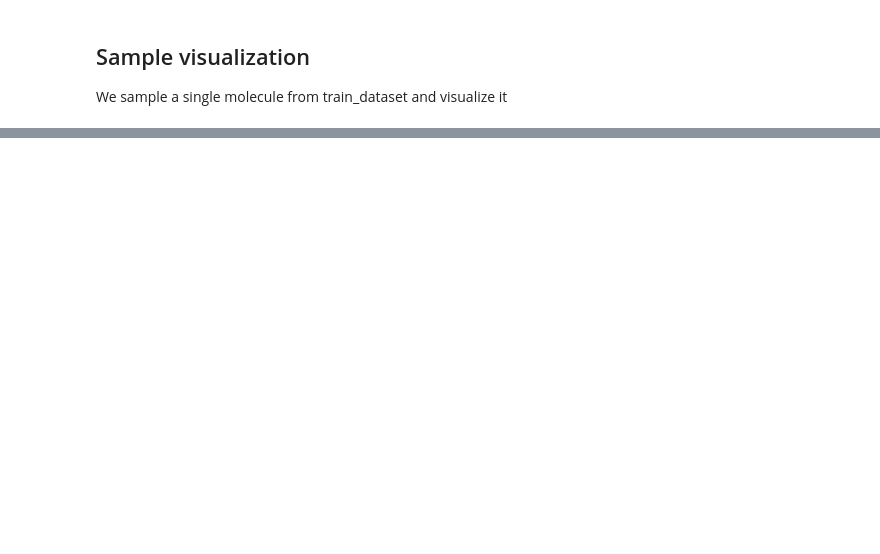
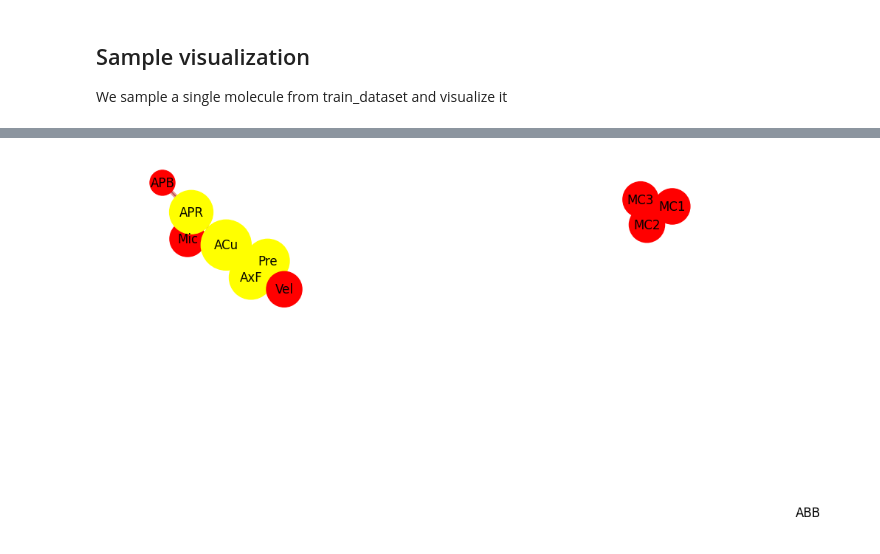
Before and after one commit to zaidishz/GNN_XAI_Captum, a Jupyter notebook: timeseries_to_torch_geometric.ipynb, the cells around one changed output, grey strips where cells are left out. Saved outputs shown, nothing was run; the diff lists cells and outputs as text; code cells hidden in the pictures; blank space fills up the shorter version.

Commit message:
gnn and color scheme updated

```diff
--- a/timeseries_to_torch_geometric.ipynb
+++ b/timeseries_to_torch_geometric.ipynb
@@ -49,7 +50,7 @@ train_data_reshaped = np.swapaxes(train_data_reshaped, 0, 1)
 
 train_target_reshaped = achse_mat['trainTarget'].reshape(-1)
 
-sensor_names = ['Mic', 'Acc_PB', 'Acc_BB', 'Acc_PR', 'Ax_F', 'Pres', 'Vel', 'Act_Curr', 'Mot_Curr_1', 'Mot_Curr_2', 'Mot_Curr_3']
+sensor_names = ['Mic', 'APB', 'ABB', 'APR', 'AxF', 'Pre', 'Vel', 'ACu', 'MC1', 'MC2', 'MC3']
 # %% [output]
 Consider mio5.varmats_from_mat to split file into single variable files
   matfile_dict = MR.get_variables(variable_names)
@@ -135,15 +165,25 @@ def draw_molecule(g, edge_mask=None, draw_edge_labels=False):
     widths = [7*np.abs(g[u][v]['edge_attr'])**.5 for u, v in g.edges()]
     nx.draw(g, pos=pos, labels=node_labels, width=.5,
             edge_color=edge_color, edge_cmap=plt.cm.Blues,
-            node_color=rng.choice([t for t in color_list], size=g.number_of_nodes()), node_size=[v * 500 for v in d.values()]
+            node_color=rng.choice([t for t in color_list], size=g.number_of_nodes()), node_size=[v * 600 for v in d.values()]
 )
 
-    nx.draw_networkx_edges(g, pos, width=widths, alpha=0.5)
+    nx.draw_networkx_edges(g, pos, width=widths, alpha=0.5, edge_color='tab:red')
 
     if draw_edge_labels and edge_mask is not None:
         edge_labels = {k: ('%.2f' % v) for k, v in edge_mask.items()}
         nx.draw_networkx_edge_labels(g, pos, edge_labels=edge_labels,
                                     font_color='red', node_size=[v * 100 for v in d.values()])
+
+#     pos_higher = {}
+#     for k, v in pos.items():
+#         if(v[1]>0):
+#             pos_higher[k] = (v[0]+.035, v[1]+np.sqrt(d[k])*0.06)
+#         else:
+#             pos_higher[k] = (v[0]-.03, v[1]-np.sqrt(d[k])*0.06)
+
+#     nx.draw_networkx_labels(g, pos=pos_higher,labels=node_labels)
+
     plt.show()
 
 
@@ -340,0 +207,9 @@ plt.plot(train_data_reshaped[0,5])
+# %%
+import random
+
+data = random.choice([t for t in train_dataset])
+mol = to_molecule(data)
+plt.figure(figsize=(10, 5))
+draw_molecule(mol, draw_edge_labels=False)
+# %% [output]
+[figure, added]
```
Also changed, not shown: parts of 49 cells of this notebook, 2 other files.
